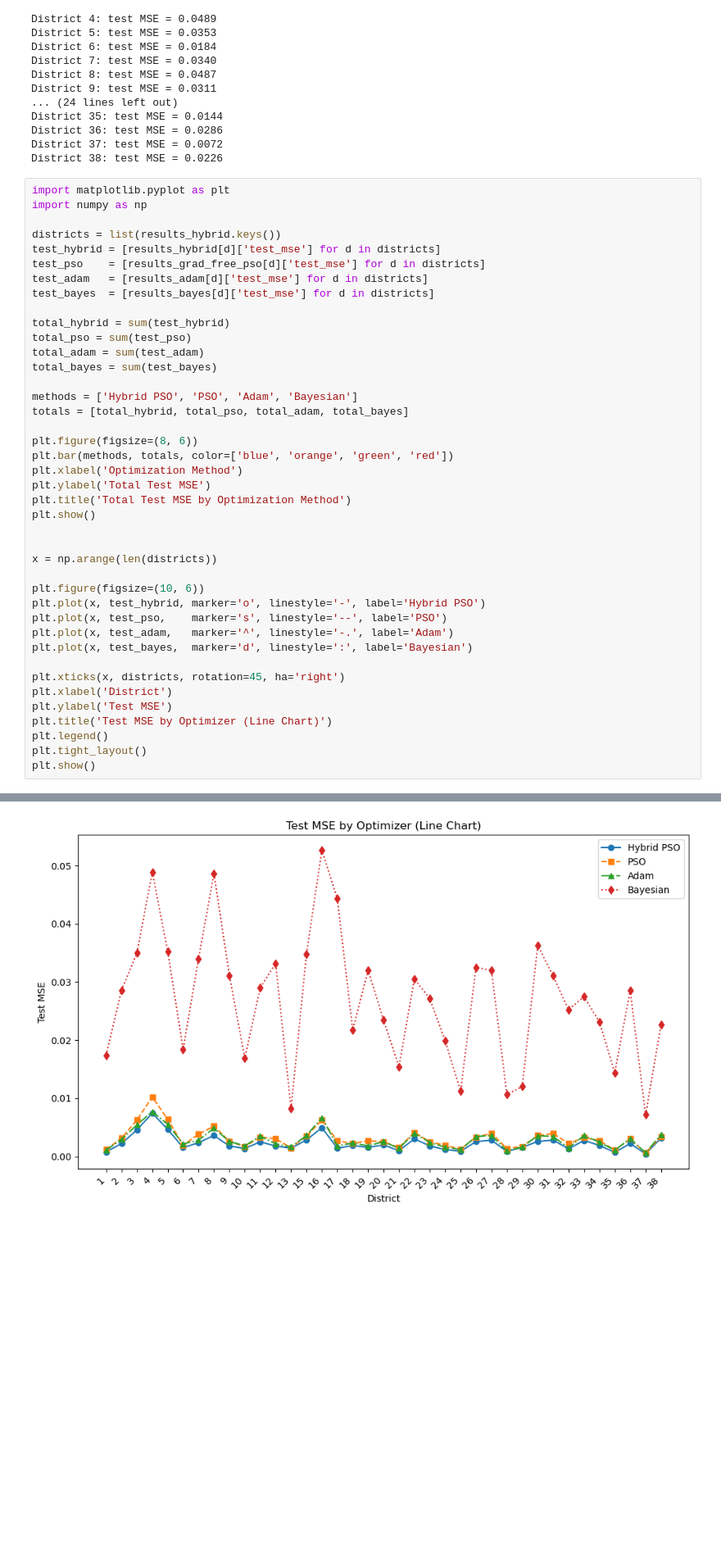
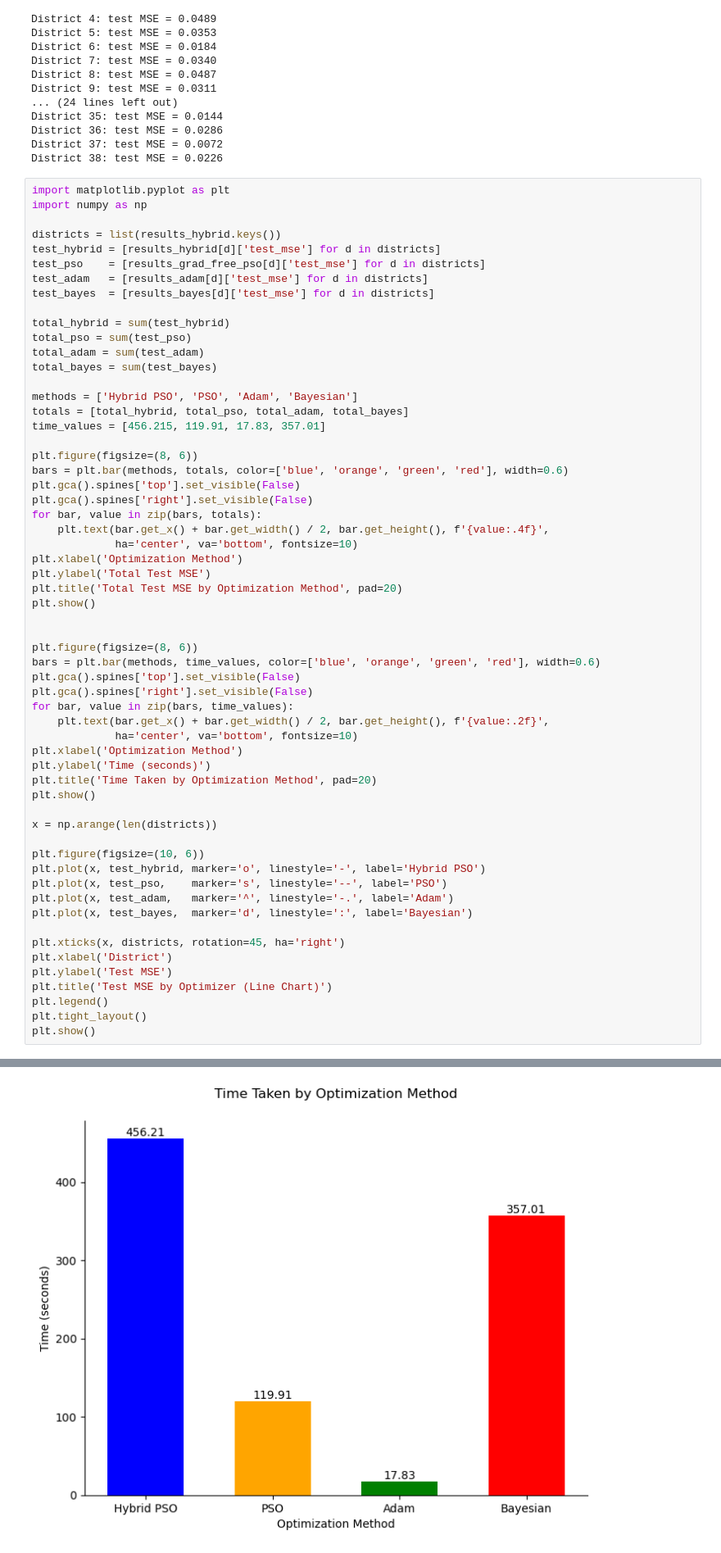
Before and after one commit to omerzzeybek9/Traffic-Congestion-Prediction-Optimization, a Jupyter notebook: main_pso.ipynb, the cells around one changed output, grey strips where cells are left out. Shown: that part at 82% size. Saved outputs shown, nothing was run; the diff lists cells and outputs as text; blank space fills up the shorter version.

```diff
--- a/main_pso.ipynb
+++ b/main_pso.ipynb
@@ -622,14 +622,32 @@ total_bayes = sum(test_bayes)
 
 methods = ['Hybrid PSO', 'PSO', 'Adam', 'Bayesian']
 totals = [total_hybrid, total_pso, total_adam, total_bayes]
+time_values = [456.215, 119.91, 17.83, 357.01]
 
 plt.figure(figsize=(8, 6))
-plt.bar(methods, totals, color=['blue', 'orange', 'green', 'red'])
+bars = plt.bar(methods, totals, color=['blue', 'orange', 'green', 'red'], width=0.6)
+plt.gca().spines['top'].set_visible(False)
+plt.gca().spines['right'].set_visible(False)
+for bar, value in zip(bars, totals):
+    plt.text(bar.get_x() + bar.get_width() / 2, bar.get_height(), f'{value:.4f}',
+             ha='center', va='bottom', fontsize=10)
 plt.xlabel('Optimization Method')
 plt.ylabel('Total Test MSE')
-plt.title('Total Test MSE by Optimization Method')
+plt.title('Total Test MSE by Optimization Method', pad=20)
 plt.show()
 
+
+plt.figure(figsize=(8, 6))
+bars = plt.bar(methods, time_values, color=['blue', 'orange', 'green', 'red'], width=0.6)
+plt.gca().spines['top'].set_visible(False)
+plt.gca().spines['right'].set_visible(False)
+for bar, value in zip(bars, time_values):
+    plt.text(bar.get_x() + bar.get_width() / 2, bar.get_height(), f'{value:.2f}',
+             ha='center', va='bottom', fontsize=10)
+plt.xlabel('Optimization Method')
+plt.ylabel('Time (seconds)')
+plt.title('Time Taken by Optimization Method', pad=20)
+plt.show()
 
 x = np.arange(len(districts))
 
@@ -651 +669 @@ plt.show()
-[figure, old version]
+[figure, new version]
```
Also changed, not shown: parts of 1 cell of this notebook, 2 other files.
